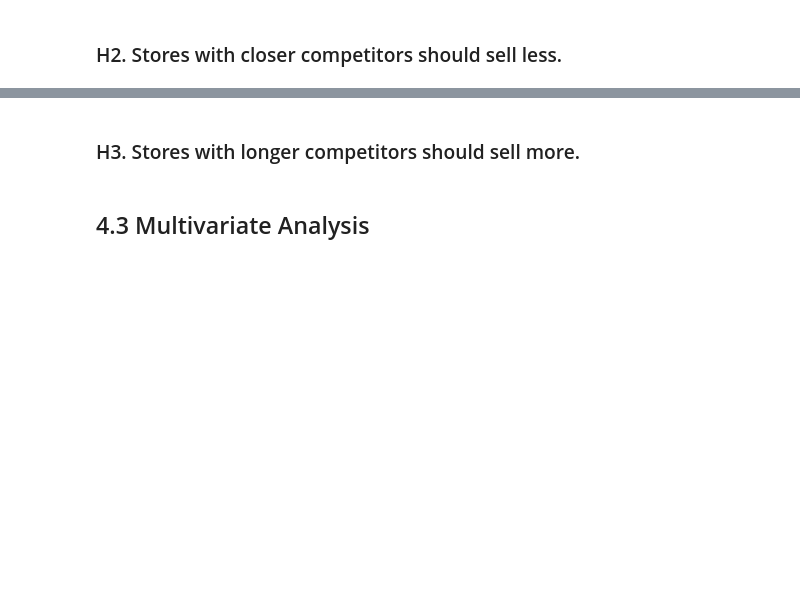
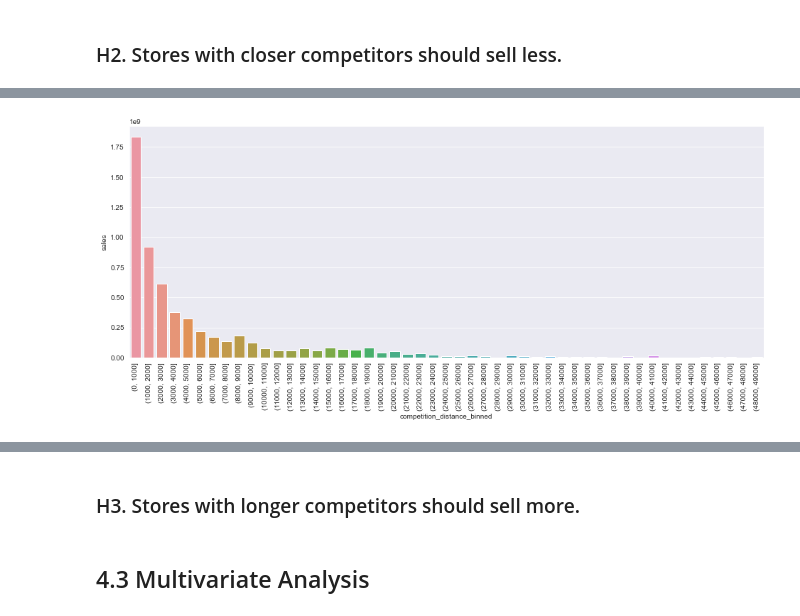
Before and after one commit to felipedmnq/Data-Science-T, a Jupyter notebook: Notebooks/Data_Science_T_M4.ipynb, the cells around one changed output, grey strips where cells are left out. Saved outputs shown, nothing was run; the diff lists cells and outputs as text; code cells hidden in the pictures; blank space fills up the shorter version.

```diff
--- a/Notebooks/Data_Science_T_M4.ipynb
+++ b/Notebooks/Data_Science_T_M4.ipynb
@@ -701,2 +706,7 @@ aux2_week_mean_pivot.plot(figsize = (16, 6))
 # %% [markdown]
 ### H2. Stores with closer competitors should sell less.
+# %%
+aux_sum = df4[['competition_distance', 'sales']].groupby('competition_distance').sum().reset_index()
+aux_mean = df4[['competition_distance', 'sales']].groupby('competition_distance').mean().reset_index()
+
+aux_sum.head()
@@ -702,0 +720,8 @@ aux2_week_mean_pivot.plot(figsize = (16, 6))
+# %%
+bins = np.arange(0, 50000, 1000)
+
+aux_sum['competition_distance_binned'] = pd.cut(aux_sum['competition_distance'], bins = bins)
+aux_mean['competition_distance_binned'] = pd.cut(aux_mean['competition_distance'], bins = bins)
+
+display(aux_sum)
+display(aux_mean)
@@ -702,0 +755,9 @@ aux2_week_mean_pivot.plot(figsize = (16, 6))
+# %%
+aux2_sum = aux_sum[['competition_distance_binned', 'sales']].groupby('competition_distance_binned').sum().reset_index()
+aux2_mean = aux_mean[['competition_distance_binned', 'sales']].groupby('competition_distance_binned').mean().reset_index()
+# %%
+plt.figure(figsize = (16, 6))
+sns.barplot(x = 'competition_distance_binned', y = 'sales', data = aux2_sum)
+plt.xticks(rotation = 90);
+# %% [output]
+[figure, added]
```
Also changed, not shown: parts of 11 cells of this notebook.
